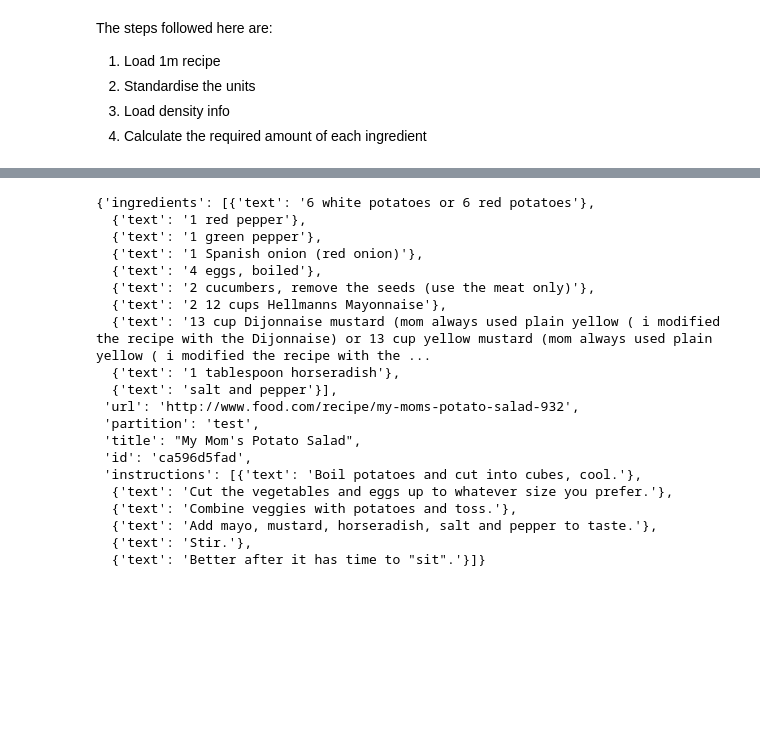
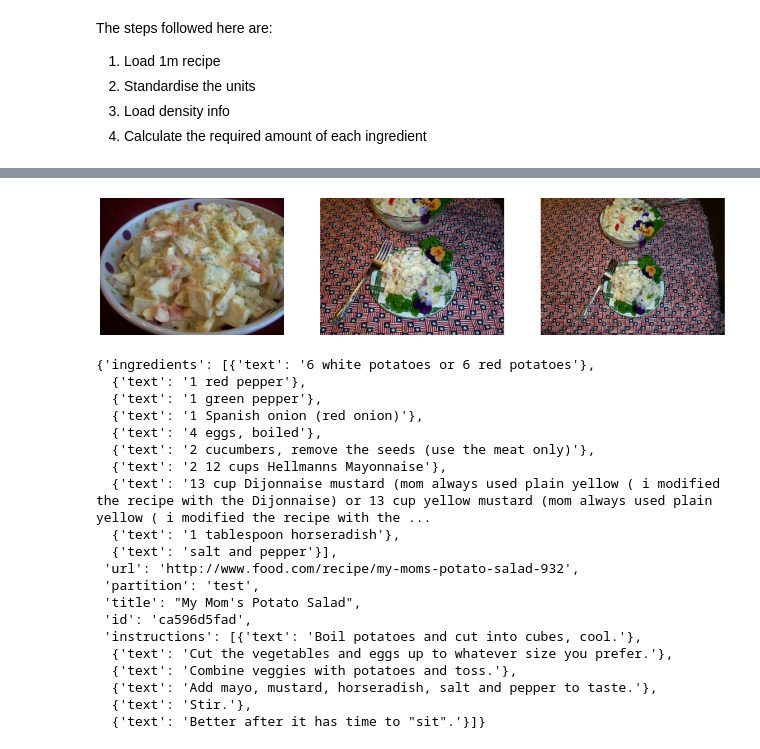
Before and after one commit to dianewoodbridge/target_recipe_project, a Jupyter notebook: code/notebook/testing_framework.ipynb, the cells around one changed output, grey strips where cells are left out. Drawn from its saved outputs; the diff is of its cells as text; code cells hidden in the pictures; blank space fills up the shorter version.

```diff
--- a/code/notebook/testing_framework.ipynb
+++ b/code/notebook/testing_framework.ipynb
@@ -137,3 +142,21 @@ Recipe: My Mom's Potato Salad
+# %%
+import matplotlib.pyplot as plt
+urls = []
+for recipe_image in recipe_images:
+    if recipe_image['id'] == 'ca596d5fad':
+        for image in recipe_image['images']:
+            urls.append(image['url'])
+images = pm.get_images_urls(urls)
+
+plt.figure(figsize=(20,10))
+columns = 3
+for i in range(len(images)):
+    ax = plt.subplot(int(len(images) / columns) + 1, columns, i + 1)
+    plt.axis('off')
+    # plt.title(titles[i])
+    plt.imshow(images[i])
+# %% [output]
+[figure, added]
 # %%
 recipe[814427]
 # %% [output]
```
Also changed, not shown: parts of 5 cells of this notebook.
